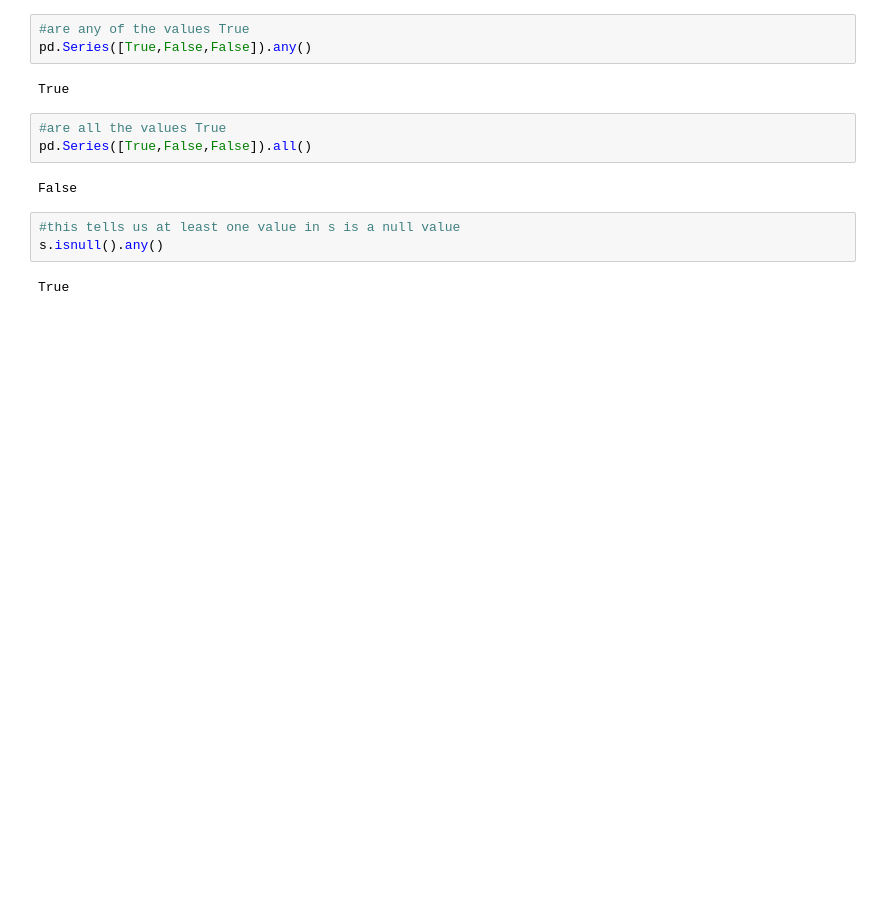
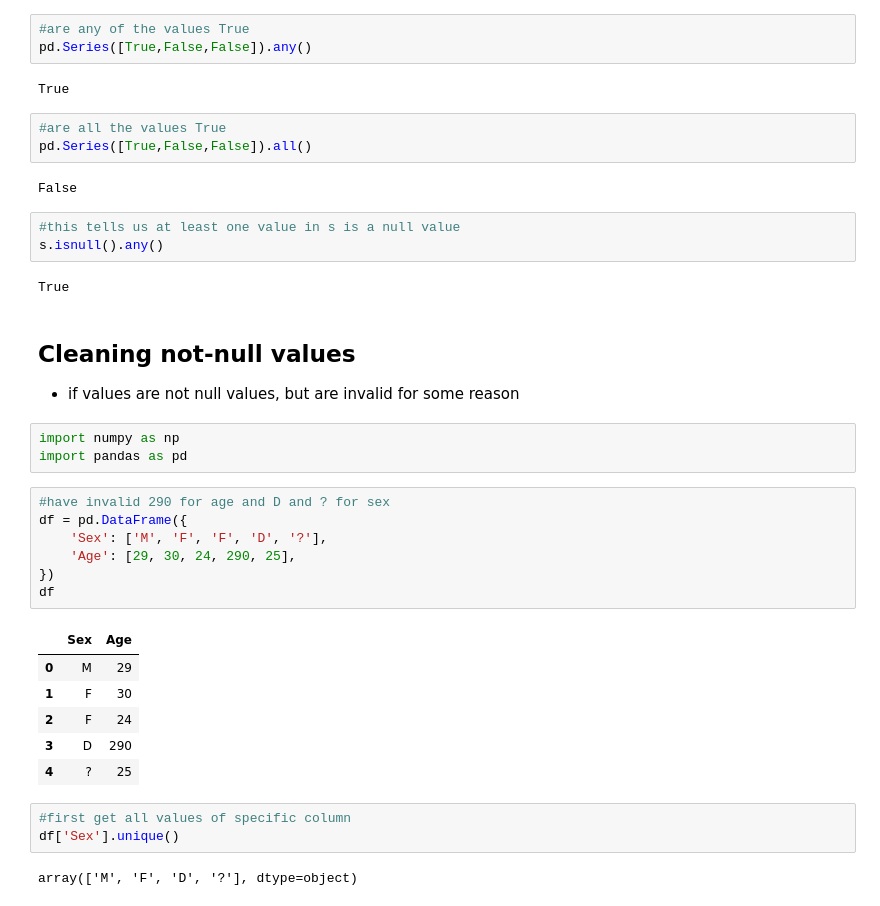
Before and after one commit to rebeccaceppas/data-analysis-course, a Jupyter notebook: Section 6 - Data Cleaning.ipynb, the cells around one changed output. Drawn from its saved outputs; the diff is of its cells as text; blank space fills up the shorter version.

Commit message:
done cleaning not-null values

```diff
--- a/Section 6 - Data Cleaning.ipynb
+++ b/Section 6 - Data Cleaning.ipynb
@@ -376,3 +376,28 @@ False
 s.isnull().any()
 # %% [output]
 True
+# %% [markdown]
+## Cleaning not-null values
+- if values are not null values, but are invalid for some reason
+# %%
+import numpy as np
+import pandas as pd
+# %%
+#have invalid 290 for age and D and ? for sex
+df = pd.DataFrame({
+    'Sex': ['M', 'F', 'F', 'D', '?'],
+    'Age': [29, 30, 24, 290, 25],
+})
+df
+# %% [output]
+|  | Sex | Age |
+| 0 | M | 29 |
+| 1 | F | 30 |
+| 2 | F | 24 |
+| 3 | D | 290 |
+| 4 | ? | 25 |
+# %%
+#first get all values of specific column
+df['Sex'].unique()
+# %% [output]
+array(['M', 'F', 'D', '?'], dtype=object)
```
Also changed, not shown: parts of 24 cells of this notebook.
